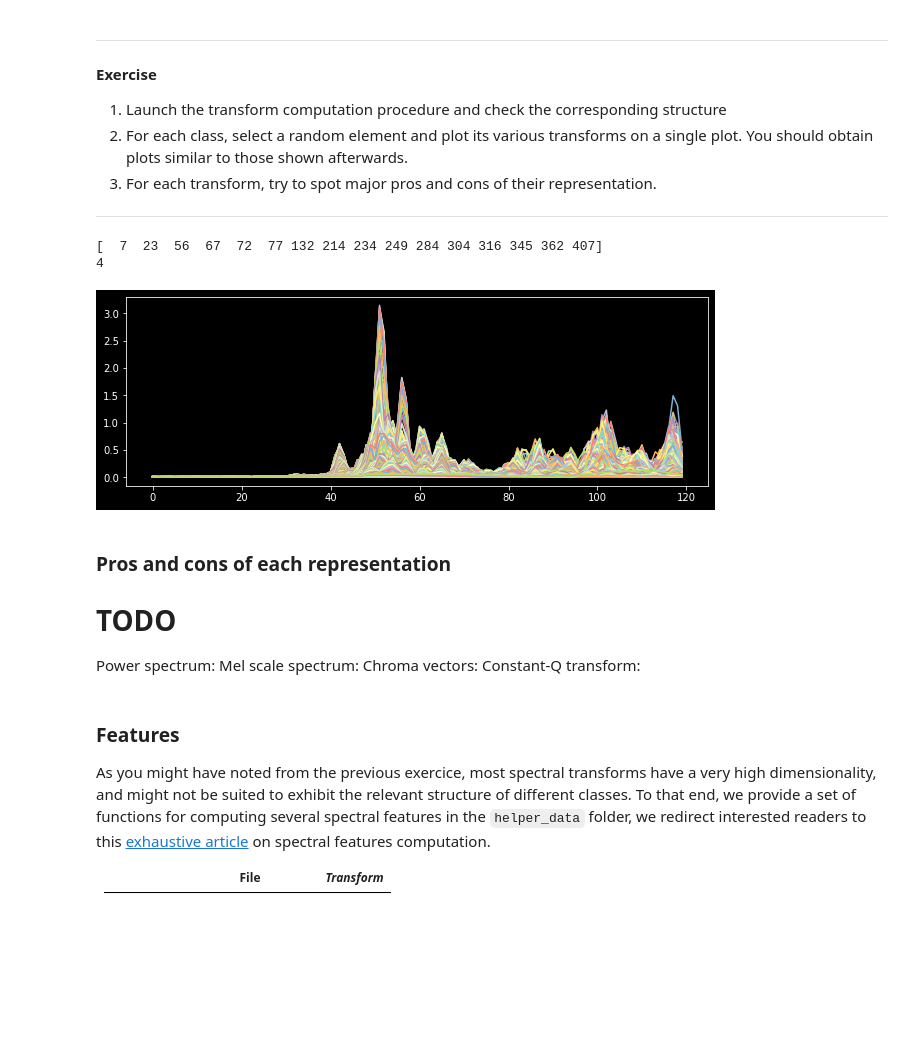
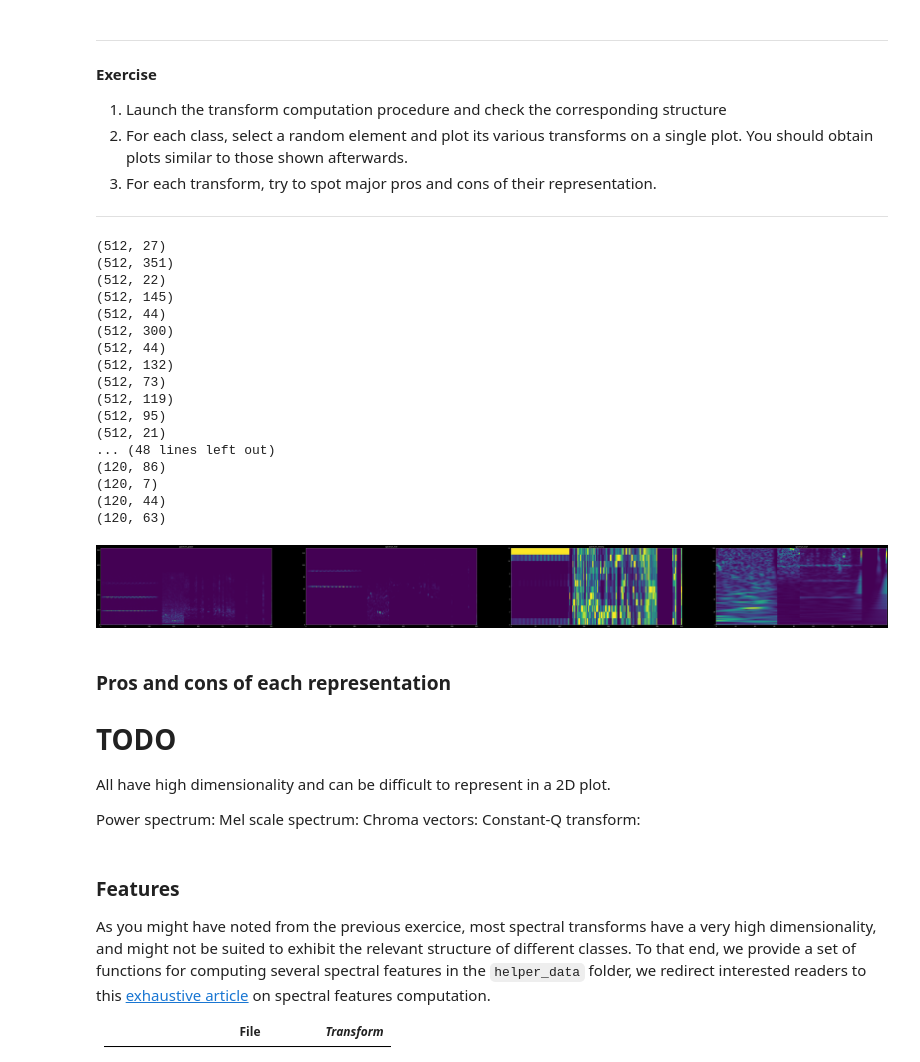
Before and after one commit to piptouque/atiam_ml, a Jupyter notebook: 01a_machine_learning.ipynb, the cells around one changed output. Drawn from its saved outputs; the diff is of its cells as text; code cells hidden in the pictures; blank space fills up the shorter version.

```diff
--- a/01a_machine_learning.ipynb
+++ b/01a_machine_learning.ipynb
@@ -325,44 +321,59 @@ data_struct = compute_transforms(data_struct)
 # %%
 #%% Q-0.2.2 - Plot the various transforms
 
 # Just a little helper to make your figures pretty
 from helper_plot import hdr_plot_style
 hdr_plot_style()
 
 ######################
 # YOUR CODE GOES HERE
 ######################
 #
 def get_per_key_elements(keys_arr, keys):
     return dict((key, np.argwhere(keys_arr == key_idx)[:, 0]) for (key_idx, key) in enumerate(keys))
 
 def get_per_key_random_element(keys_arr, keys):
     per_key_elements = get_per_key_elements(keys_arr, keys)
     return np.array([per_key_elements[key][rng.randint(0, per_key_elements[key].shape[0])] for key in keys])
 
 class_names = data_struct["class_names"]
 classes = data_struct["classes"]
 spectrum_names = ["spectrum_power", "spectrum_mel", "spectrum_chroma", "spectrum_CQT"]
+
+spectrum_axes = prep_plots(spectrum_names, fig_size=(100, 10))
+
 rand_its = get_per_key_random_element(classes, class_names)
-fig_h = 3
-fig_w = 4
-plt.figure(figsize=(fig_h * rand_its.shape[0], fig_w * len(spectrum_names)))
-rand_its = rand_its[1:2]
-num_plots = len(spectrum_names) * rand_its.shape[0]
-print(num_plots)
-for (rand_idx, it) in enumerate(rand_its):
-    for (spectrum_idx, spectrum_name) in enumerate(spectrum_names):
+# rand_its = rand_its[1:2]
+for (spectrum_idx, spectrum_name) in enumerate(spectrum_names):
+    axis = spectrum_axes[spectrum_idx]
+    for (rand_idx, it) in enumerate(rand_its):
         spectrum = data_struct[spectrum_name][it]
-        plt.subplot(num_plots, spectrum_idx + 1, 1 + rand_idx)
-        plt.plot(spectrum)
+        print(spectrum.shape)
+        axis.pcolormesh(spectrum)
 # %% [output]
-[  7  23  56  67  72  77 132 214 234 249 284 304 316 345 362 407]
-4
+(512, 27)
+(512, 351)
+(512, 22)
+(512, 145)
+(512, 44)
+(512, 300)
+(512, 44)
+(512, 132)
+(512, 73)
+(512, 119)
+(512, 95)
+(512, 21)
+... (48 lines left out)
+(120, 86)
+(120, 7)
+(120, 44)
+(120, 63)
-[figure, old version]
+[figure, new version]
 # %% [markdown]
 ### Pros and cons of each representation
 
 # TODO
+All have high dimensionality and can be difficult to represent in a 2D plot.
 
 Power spectrum:
 Mel scale spectrum:
```
Also changed, not shown: parts of 8 cells of this notebook, 1 other file.
